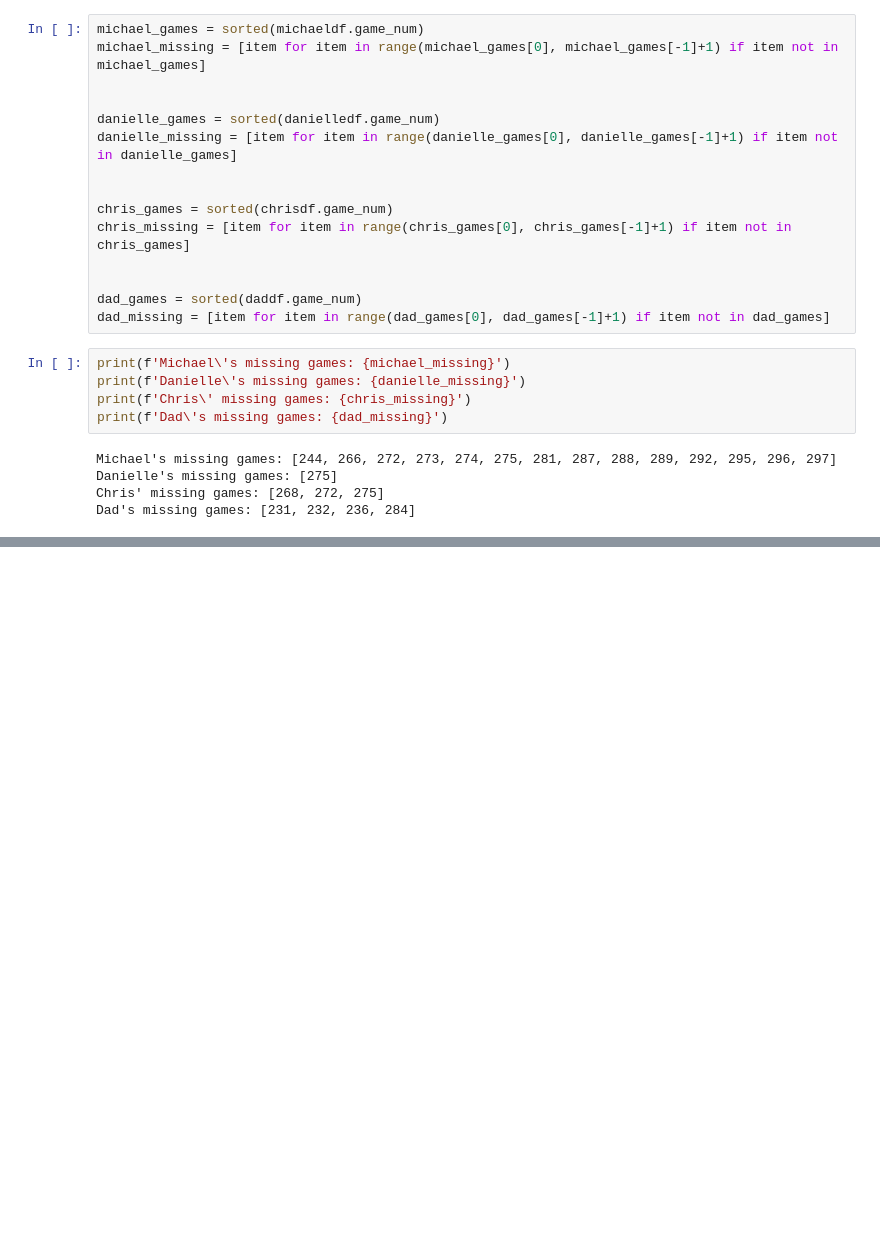
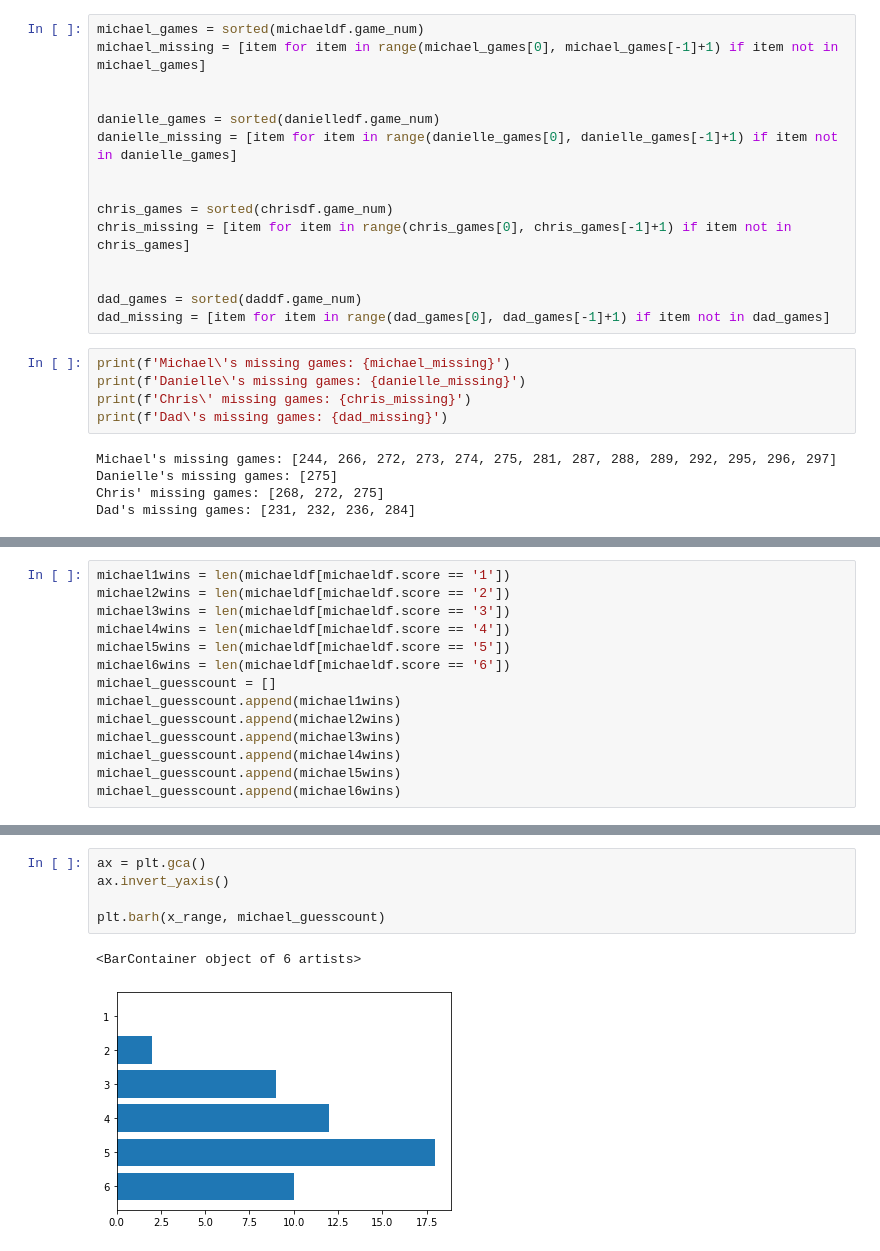
Before and after one commit to MichaelHarnett/WORDLEscoreboard, a Jupyter notebook: Untitled2.ipynb, the cells around one changed output, grey strips where cells are left out. Drawn from its saved outputs; the diff is of its cells as text; blank space fills up the shorter version.

```diff
--- a/Untitled2.ipynb
+++ b/Untitled2.ipynb
@@ -115,0 +122,14 @@ Dad's missing games: [231, 232, 236, 284]
+# %%
+michael1wins = len(michaeldf[michaeldf.score == '1'])
+michael2wins = len(michaeldf[michaeldf.score == '2'])
+michael3wins = len(michaeldf[michaeldf.score == '3'])
+michael4wins = len(michaeldf[michaeldf.score == '4'])
+michael5wins = len(michaeldf[michaeldf.score == '5'])
+michael6wins = len(michaeldf[michaeldf.score == '6'])
+michael_guesscount = []
+michael_guesscount.append(michael1wins)
+michael_guesscount.append(michael2wins)
+michael_guesscount.append(michael3wins)
+michael_guesscount.append(michael4wins)
+michael_guesscount.append(michael5wins)
+michael_guesscount.append(michael6wins)
@@ -115,0 +151,8 @@ Dad's missing games: [231, 232, 236, 284]
+# %%
+ax = plt.gca()
+ax.invert_yaxis()
+
+plt.barh(x_range, michael_guesscount)
+# %% [output]
+<BarContainer object of 6 artists>
+[figure, added]
```
Also changed, not shown: parts of 12 cells of this notebook, 1 other file.
